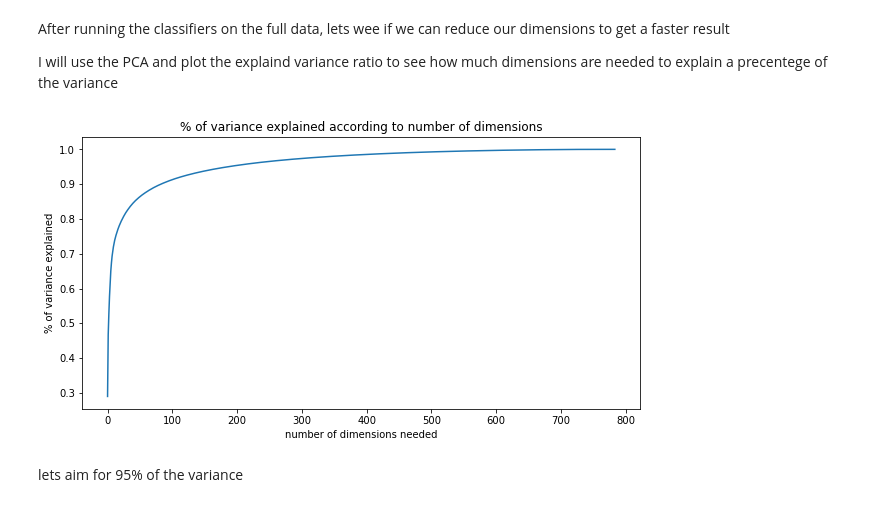
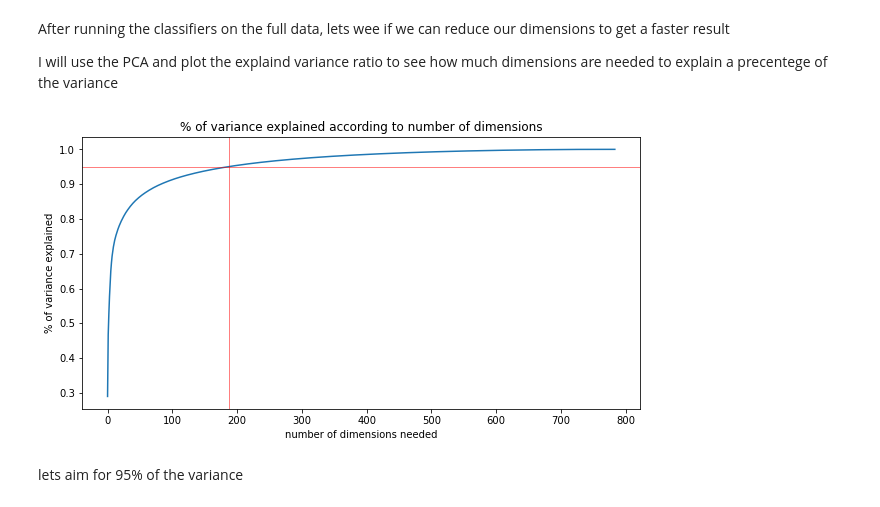
Before and after one commit to LiorBreitman8234/ML_SEM2, a Jupyter notebook: Fashion_MNIST.ipynb, the cells around one changed output. Cells and saved outputs as stored; diff of their text form; code cells hidden in the pictures.

```diff
--- a/Fashion_MNIST.ipynb
+++ b/Fashion_MNIST.ipynb
@@ -125,11 +125,13 @@ cumsum = np.cumsum(pca.explained_variance_ratio_)
 # %%
 plt.figure(figsize = [10,5])
 plt.plot(cumsum)
 plt.ylabel("% of variance explained")
 plt.xlabel("number of dimensions needed")
 plt.title("% of variance explained according to number of dimensions");
+plt.axhline(y=0.95, linewidth=0.5, color='r');
+plt.axvline(x=187, linewidth=0.5, color='r');
 # %% [output]
-[figure, old version]
+[figure, new version]
 # %% [markdown]
 lets aim for 95% of the variance
 # %%
```
Also changed, not shown: 2 other files.
